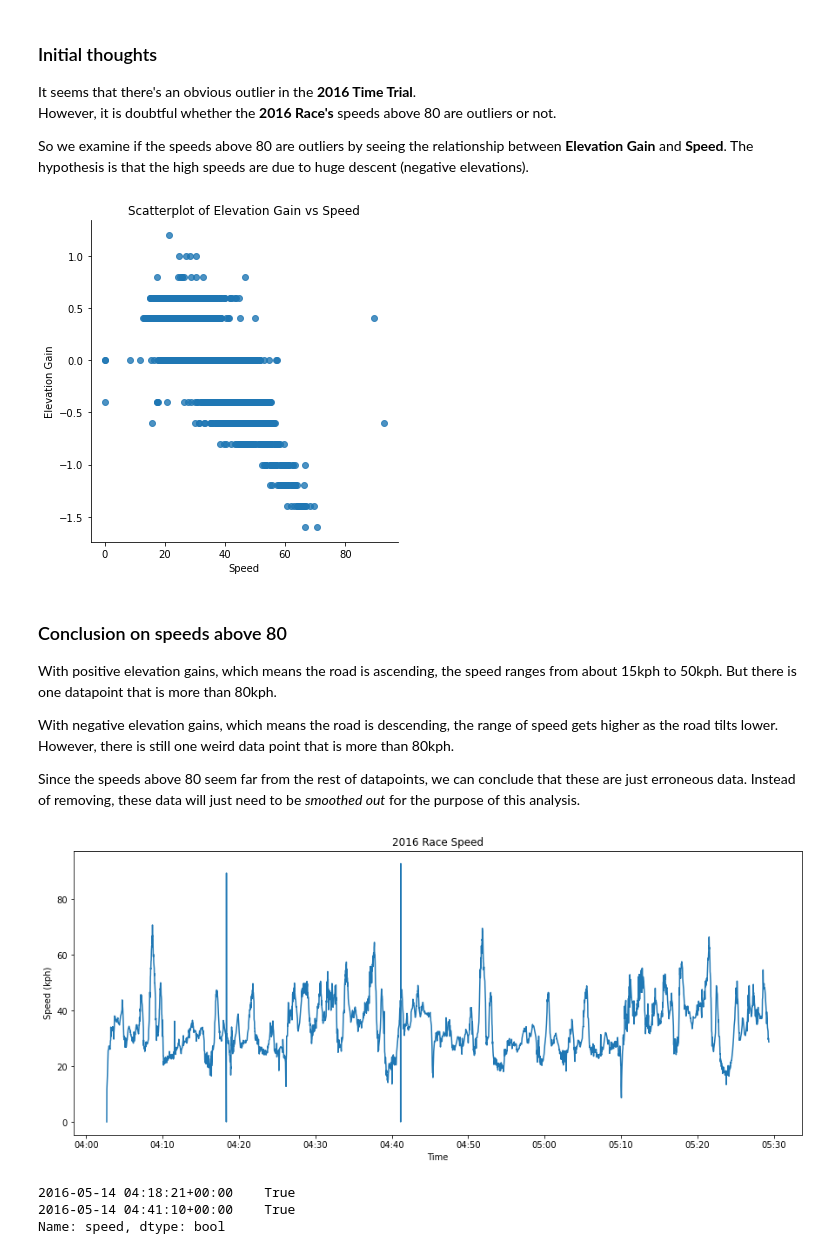
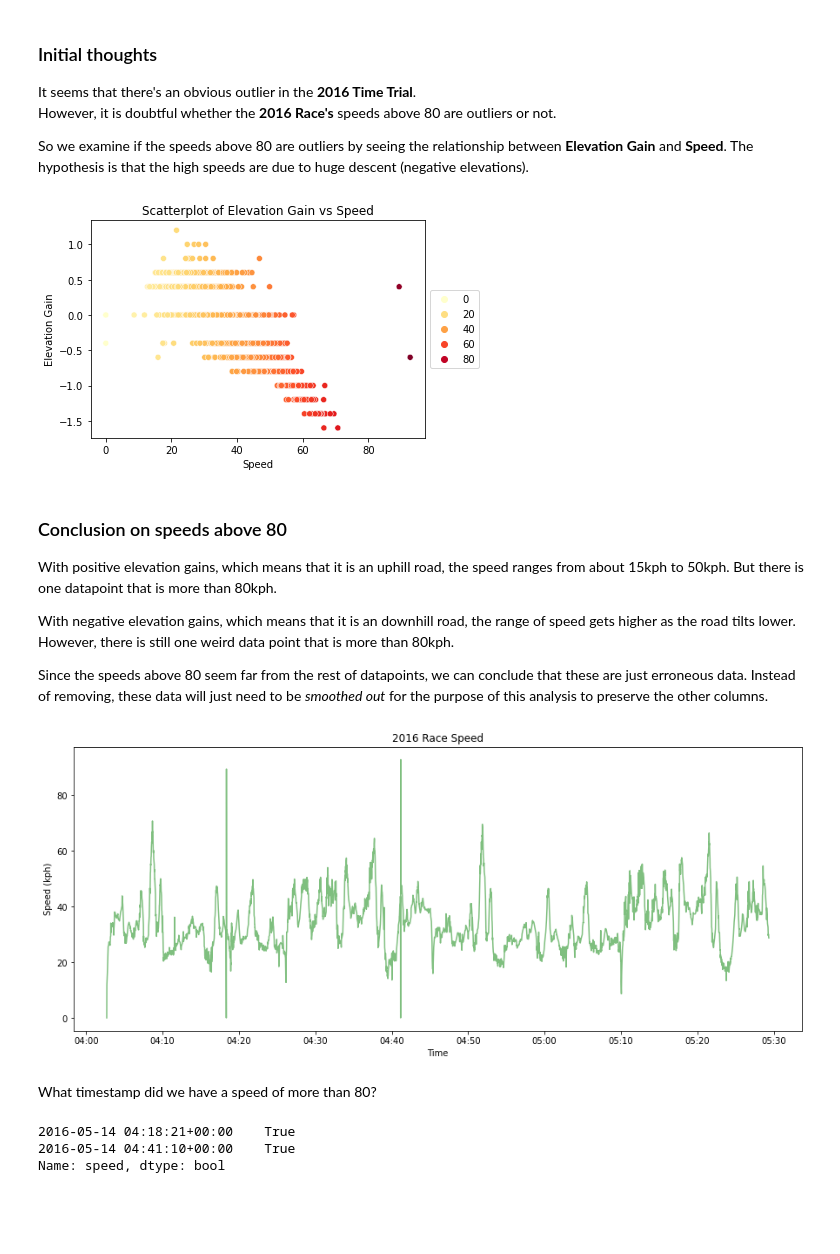
Before and after one commit to walthersy/DataScience-Portfolio, a Jupyter notebook: Portfolio 1.ipynb, the cells around one changed output. Saved outputs shown, nothing was run; the diff lists cells and outputs as text; code cells hidden in the pictures; blank space fills up the shorter version.

```diff
--- a/Portfolio 1.ipynb
+++ b/Portfolio 1.ipynb
@@ -115,36 +115,40 @@ However, it is doubtful whether the __2016 Race's__ speeds above 80 are outliers
 So we examine if the speeds above 80 are outliers by seeing the relationship between __Elevation Gain__ and __Speed__. The hypothesis is that the high speeds are due to huge descent (negative elevations).
 # %%
 # Create scatterplot
-ax = sns.lmplot(x='speed',
-           y='elevation_gain',
-          data=df.query('dataset=="2016 Race"'),
-          fit_reg = False)
+ax = sns.scatterplot(x='speed',
+                y='elevation_gain',
+                data=df.query('dataset=="2016 Race"'),
+                palette='YlOrRd',hue='speed')
 
 # Set labels
 ax.set(xlabel='Speed',
        ylabel = "Elevation Gain",
       title = 'Scatterplot of Elevation Gain vs Speed')
-plt.show(ax)
+ax.legend(loc='center left', bbox_to_anchor=(1, 0.5))
+plt.show()
 # %% [output]
-[figure, old version]
+[figure, new version]
 # %% [markdown]
 ### Conclusion on speeds above 80
 
-With positive elevation gains, which means the road is ascending, the speed ranges from about 15kph to 50kph. But there is one datapoint that is more than 80kph.
+With positive elevation gains, which means that it is an uphill road, the speed ranges from about 15kph to 50kph. But there is one datapoint that is more than 80kph.
 
-With negative elevation gains, which means the road is descending, the range of speed gets higher as the road tilts lower. However, there is still one weird data point that is more than 80kph.
+With negative elevation gains, which means that it is an downhill road, the range of speed gets higher as the road tilts lower. However, there is still one weird data point that is more than 80kph.
 
 Since the speeds above 80 seem far from the rest of datapoints, we can conclude that these are just erroneous data.
-Instead of removing, these data will just need to be _smoothed out_  for the purpose of this analysis.
+Instead of removing, these data will just need to be _smoothed out_  for the purpose of this analysis to preserve the other columns.
 # %%
 # Line plot of 2016 Race
 plt.figure(figsize=(15,6))
 ln = sns.lineplot(data=df.query('dataset == "2016 Race"'),
              x=df.query('dataset == "2016 Race"').index,
-             y='speed')
+             y='speed',
+                 color='g', alpha=.5)
 ln.xaxis.set_major_formatter(mdates.DateFormatter("%H:%M"))
 ln.set(xlabel = 'Time', ylabel='Speed (kph)', title = '2016 Race Speed')
 plt.show()
 # %% [output]
-[figure, old version]
+[figure, new version]
+# %% [markdown]
+What timestamp did we have a speed of more than 80?
 # %%
```
Also changed, not shown: parts of 17 cells of this notebook.
